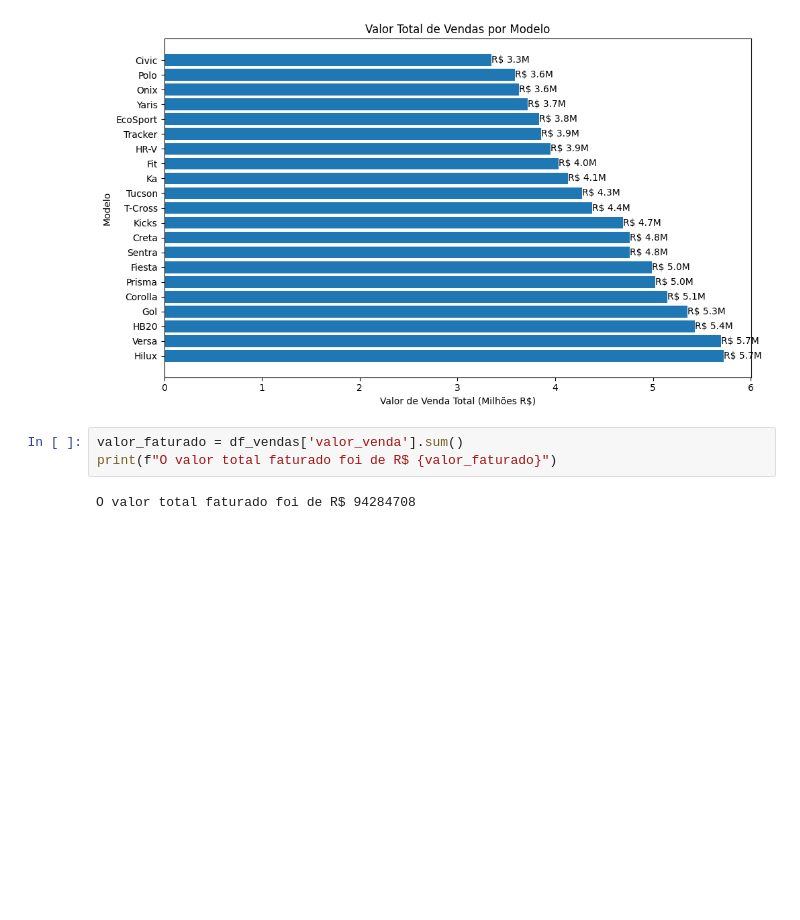
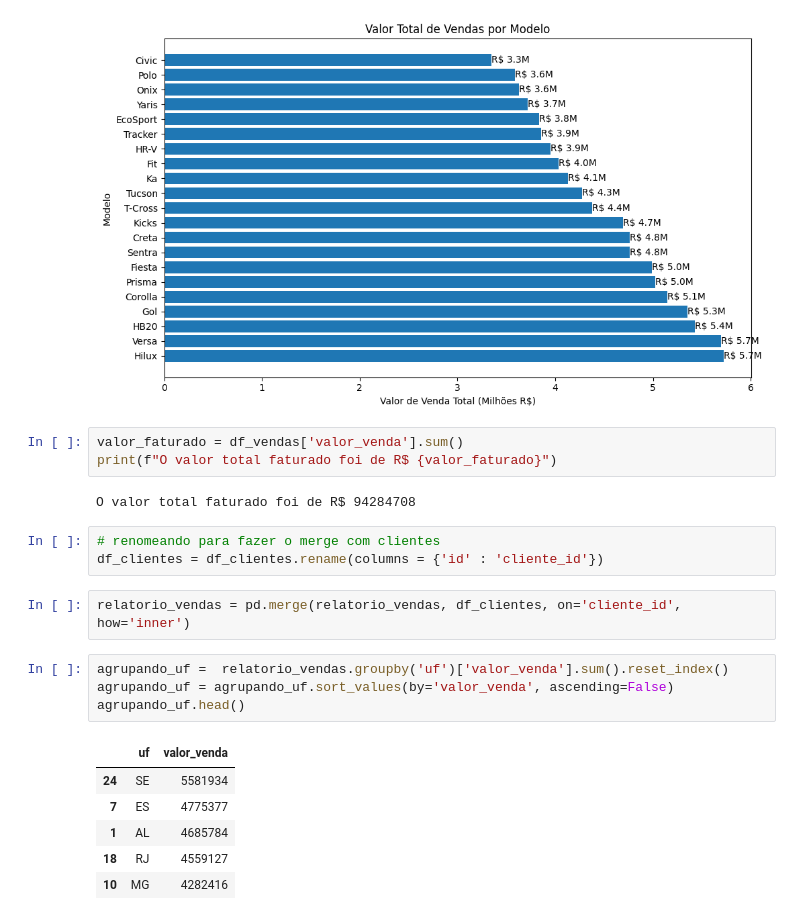
Before and after one commit to DanielBorbafs/adventury_motors, a Jupyter notebook: notebook/analise_vendas.ipynb, the cells around one changed output. Cells and saved outputs as stored; diff of their text form; blank space fills up the shorter version.

```diff
--- a/notebook/analise_vendas.ipynb
+++ b/notebook/analise_vendas.ipynb
@@ -290,3 +290,19 @@ valor_faturado = df_vendas['valor_venda'].sum()
 print(f"O valor total faturado foi de R$ {valor_faturado}")
 # %% [output]
 O valor total faturado foi de R$ 94284708
+# %%
+# renomeando para fazer o merge com clientes
+df_clientes = df_clientes.rename(columns = {'id' : 'cliente_id'})
+# %%
+relatorio_vendas = pd.merge(relatorio_vendas, df_clientes, on='cliente_id', how='inner')
+# %%
+agrupando_uf =  relatorio_vendas.groupby('uf')['valor_venda'].sum().reset_index()
+agrupando_uf = agrupando_uf.sort_values(by='valor_venda', ascending=False)
+agrupando_uf.head()
+# %% [output]
+|  | uf | valor_venda |
+| 24 | SE | 5581934 |
+| 7 | ES | 4775377 |
+| 1 | AL | 4685784 |
+| 18 | RJ | 4559127 |
+| 10 | MG | 4282416 |
```
Also changed, not shown: parts of 1 cell of this notebook.
